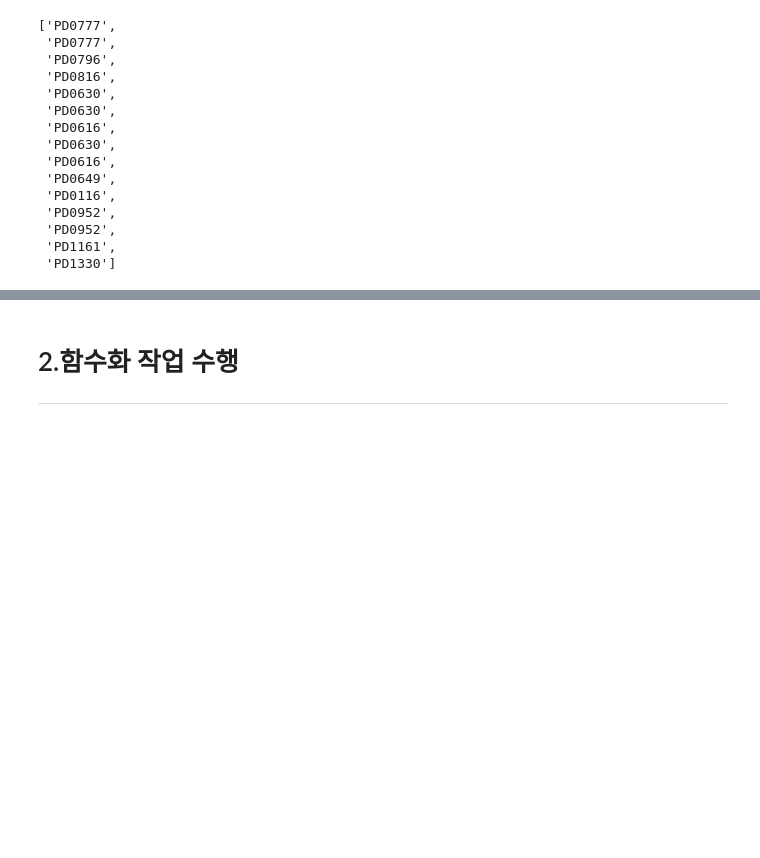
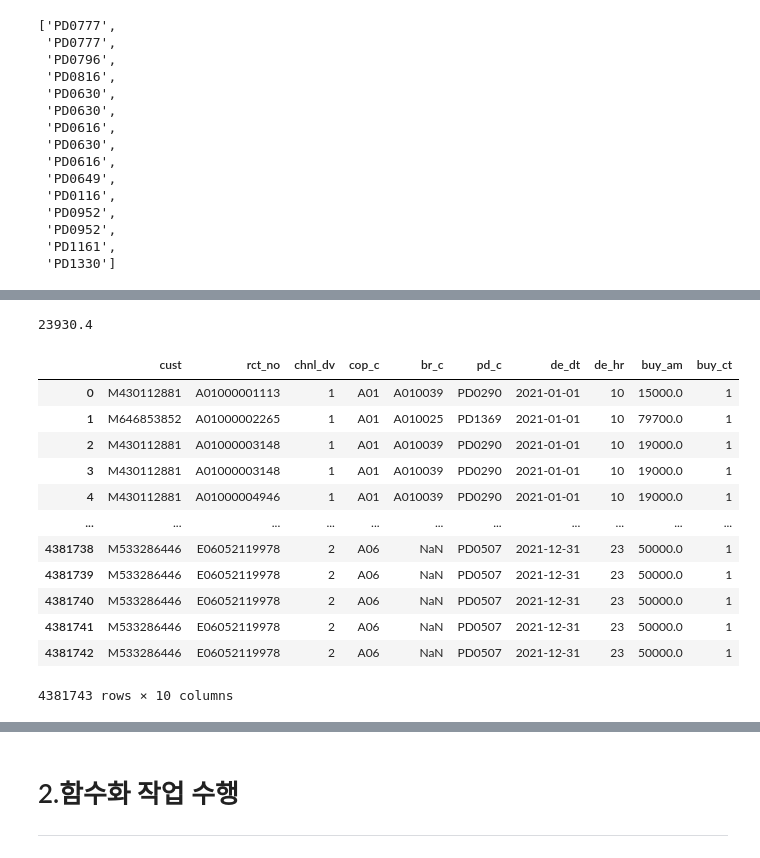
Before and after one commit to osy5882/Lpoint_competition, a Jupyter notebook: assocation_rules/make_rules.ipynb, the cells around one changed output, grey strips where cells are left out. Drawn from its saved outputs; the diff is of its cells as text; code cells hidden in the pictures; blank space fills up the shorter version.

```diff
--- a/assocation_rules/make_rules.ipynb
+++ b/assocation_rules/make_rules.ipynb
@@ -226,0 +255,4 @@ product_list_per_cust["M000034966"]
+# %%
+df_cust["cust"].nunique()*.8
+# %% [output]
+23930.4
@@ -226,0 +275,16 @@ product_list_per_cust["M000034966"]
+# %%
+df_prch
+# %% [output]
+|  | cust | rct_no | chnl_dv | cop_c | br_c | pd_c | de_dt | de_hr | buy_am | buy_ct |
+| 0 | M430112881 | A01000001113 | 1 | A01 | A010039 | PD0290 | 2021-01-01 | 10 | 15000.0 | 1 |
+| 1 | M646853852 | A01000002265 | 1 | A01 | A010025 | PD1369 | 2021-01-01 | 10 | 79700.0 | 1 |
+| 2 | M430112881 | A01000003148 | 1 | A01 | A010039 | PD0290 | 2021-01-01 | 10 | 19000.0 | 1 |
+| 3 | M430112881 | A01000003148 | 1 | A01 | A010039 | PD0290 | 2021-01-01 | 10 | 19000.0 | 1 |
+| 4 | M430112881 | A01000004946 | 1 | A01 | A010039 | PD0290 | 2021-01-01 | 10 | 19000.0 | 1 |
+| ... | ... | ... | ... | ... | ... | ... | ... | ... | ... | ... |
+| 4381738 | M533286446 | E06052119978 | 2 | A06 | NaN | PD0507 | 2021-12-31 | 23 | 50000.0 | 1 |
+| 4381739 | M533286446 | E06052119978 | 2 | A06 | NaN | PD0507 | 2021-12-31 | 23 | 50000.0 | 1 |
+| 4381740 | M533286446 | E06052119978 | 2 | A06 | NaN | PD0507 | 2021-12-31 | 23 | 50000.0 | 1 |
+| 4381741 | M533286446 | E06052119978 | 2 | A06 | NaN | PD0507 | 2021-12-31 | 23 | 50000.0 | 1 |
+| 4381742 | M533286446 | E06052119978 | 2 | A06 | NaN | PD0507 | 2021-12-31 | 23 | 50000.0 | 1 |
+4381743 rows × 10 columns
```
Also changed, not shown: parts of 13 cells of this notebook.
